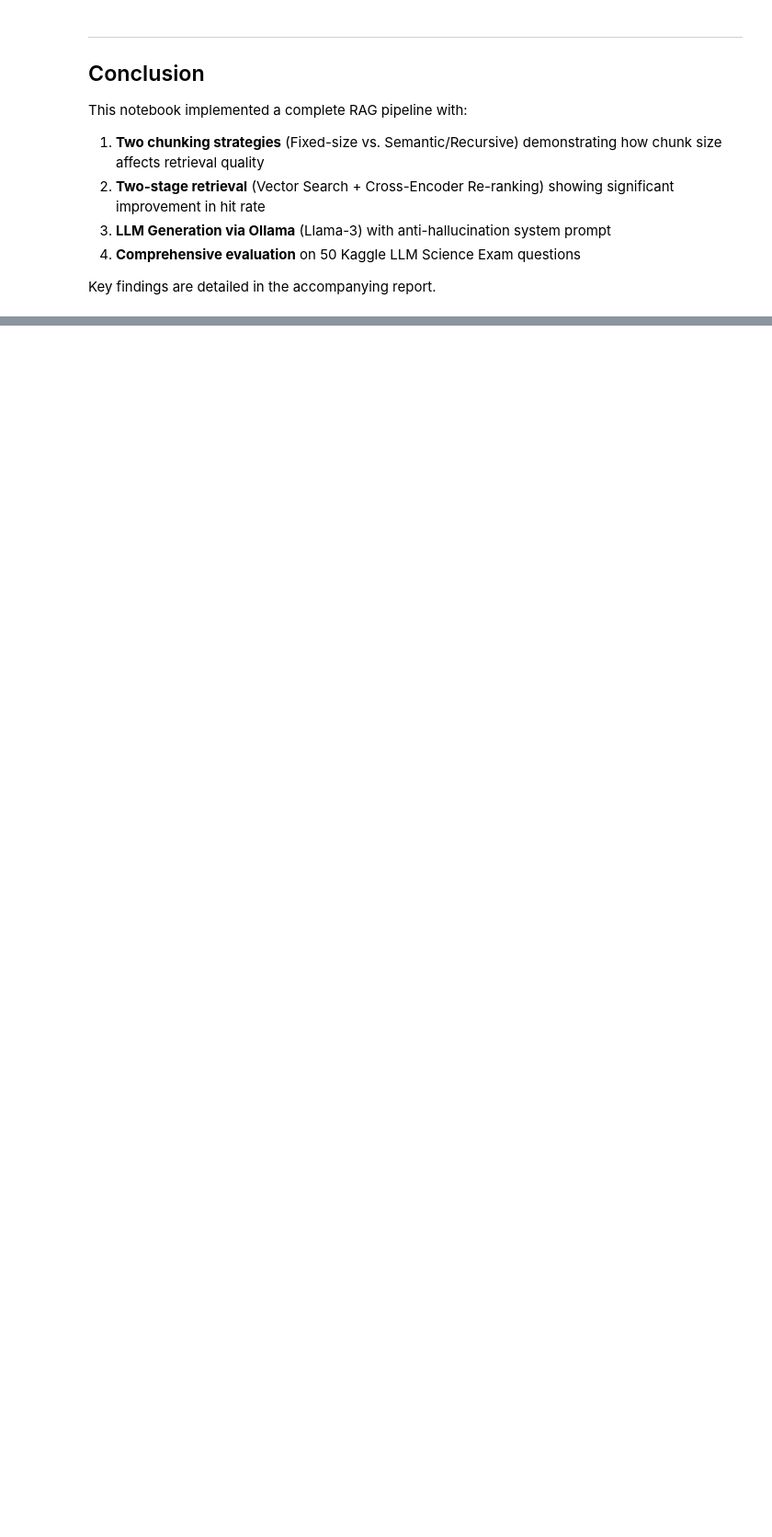
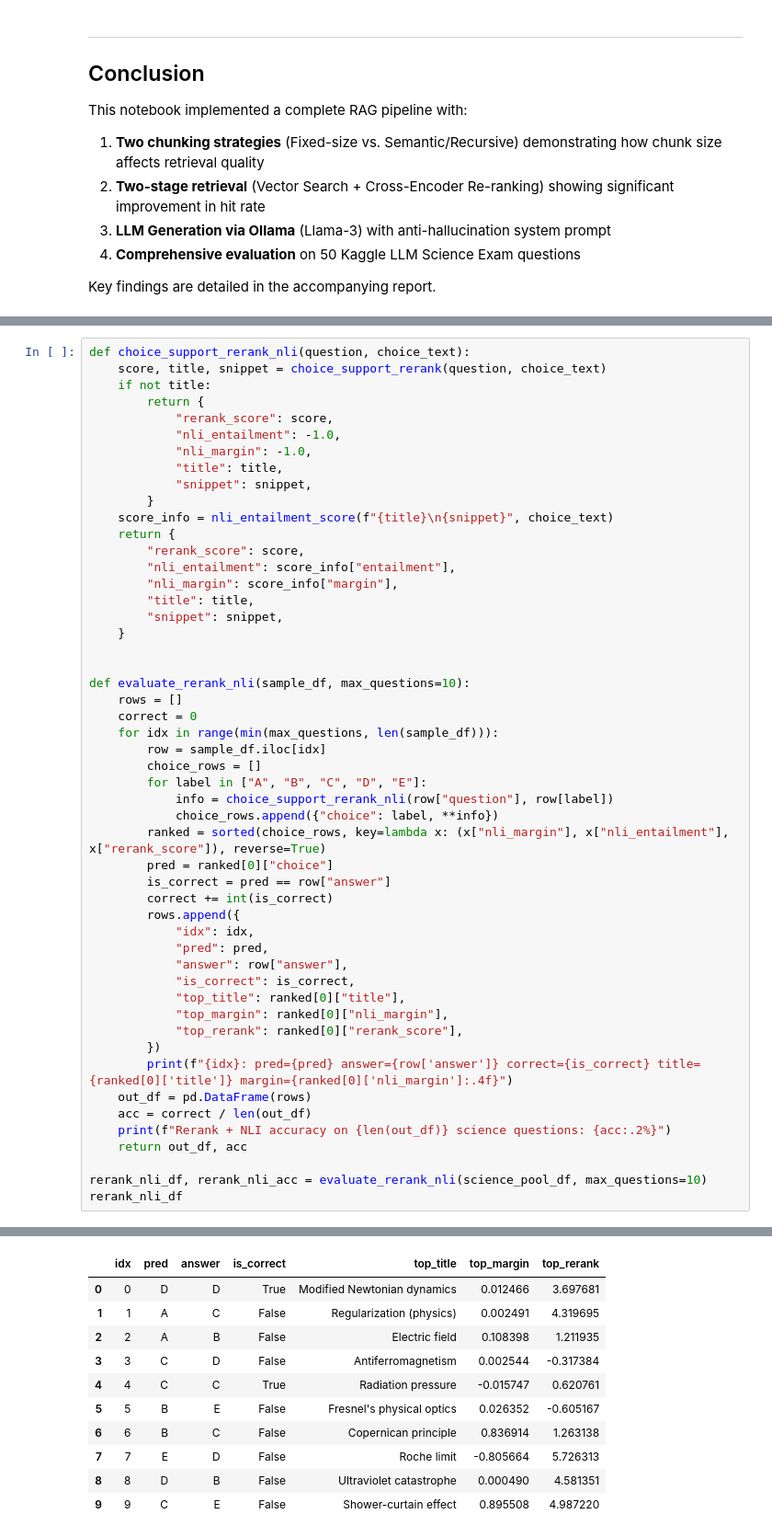
Before and after one commit to fader2077/Recurrent-Neural-Network-and-Transformer-HW, a Jupyter notebook: hw3/hw3.ipynb, the cells around one changed output, grey strips where cells are left out. Shown at 92% size. Cells and saved outputs as stored; diff of their text form; blank space fills up the shorter version.

```diff
--- a/hw3/hw3.ipynb
+++ b/hw3/hw3.ipynb
@@ -953,0 +1381,52 @@ Key findings are detailed in the accompanying report.
+# %%
+def choice_support_rerank_nli(question, choice_text):
+    score, title, snippet = choice_support_rerank(question, choice_text)
+    if not title:
+        return {
+            "rerank_score": score,
+            "nli_entailment": -1.0,
+            "nli_margin": -1.0,
+            "title": title,
+            "snippet": snippet,
+        }
+    score_info = nli_entailment_score(f"{title}\n{snippet}", choice_text)
+    return {
+        "rerank_score": score,
+        "nli_entailment": score_info["entailment"],
+        "nli_margin": score_info["margin"],
+        "title": title,
+        "snippet": snippet,
+    }
+
+
+def evaluate_rerank_nli(sample_df, max_questions=10):
+    rows = []
+    correct = 0
+    for idx in range(min(max_questions, len(sample_df))):
+        row = sample_df.iloc[idx]
+        choice_rows = []
+        for label in ["A", "B", "C", "D", "E"]:
+            info = choice_support_rerank_nli(row["question"], row[label])
+            choice_rows.append({"choice": label, **info})
+        ranked = sorted(choice_rows, key=lambda x: (x["nli_margin"], x["nli_entailment"], x["rerank_score"]), reverse=True)
+        pred = ranked[0]["choice"]
+        is_correct = pred == row["answer"]
+        correct += int(is_correct)
+        rows.append({
+            "idx": idx,
+            "pred": pred,
+            "answer": row["answer"],
+            "is_correct": is_correct,
+            "top_title": ranked[0]["title"],
+            "top_margin": ranked[0]["nli_margin"],
+            "top_rerank": ranked[0]["rerank_score"],
+        })
+        print(f"{idx}: pred={pred} answer={row['answer']} correct={is_correct} title={ranked[0]['title']} margin={ranked[0]['nli_margin']:.4f}")
+    out_df = pd.DataFrame(rows)
+    acc = correct / len(out_df)
+    print(f"Rerank + NLI accuracy on {len(out_df)} science questions: {acc:.2%}")
+    return out_df, acc
+
+rerank_nli_df, rerank_nli_acc = evaluate_rerank_nli(science_pool_df, max_questions=10)
+rerank_nli_df
+# %% [output]
@@ -953,0 +1444,11 @@ Key findings are detailed in the accompanying report.
+|  | idx | pred | answer | is_correct | top_title | top_margin | top_rerank |
+| 0 | 0 | D | D | True | Modified Newtonian dynamics | 0.012466 | 3.697681 |
+| 1 | 1 | A | C | False | Regularization (physics) | 0.002491 | 4.319695 |
+| 2 | 2 | A | B | False | Electric field | 0.108398 | 1.211935 |
+| 3 | 3 | C | D | False | Antiferromagnetism | 0.002544 | -0.317384 |
+| 4 | 4 | C | C | True | Radiation pressure | -0.015747 | 0.620761 |
+| 5 | 5 | B | E | False | Fresnel's physical optics | 0.026352 | -0.605167 |
+| 6 | 6 | B | C | False | Copernican principle | 0.836914 | 1.263138 |
+| 7 | 7 | E | D | False | Roche limit | -0.805664 | 5.726313 |
+| 8 | 8 | D | B | False | Ultraviolet catastrophe | 0.000490 | 4.581351 |
+| 9 | 9 | C | E | False | Shower-curtain effect | 0.895508 | 4.987220 |
```
Also changed, not shown: parts of 30 cells of this notebook, 7 other files.
